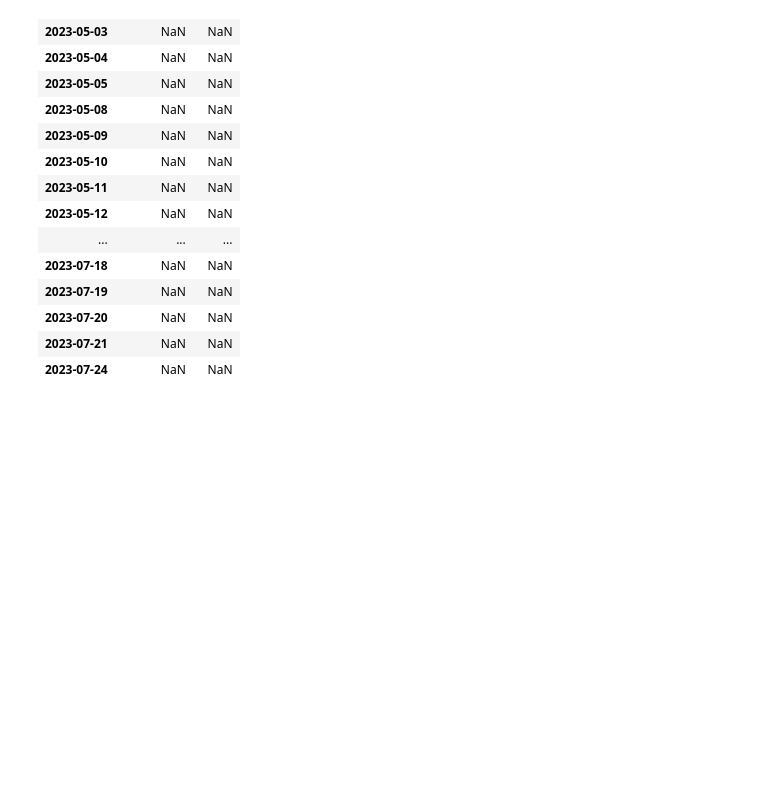
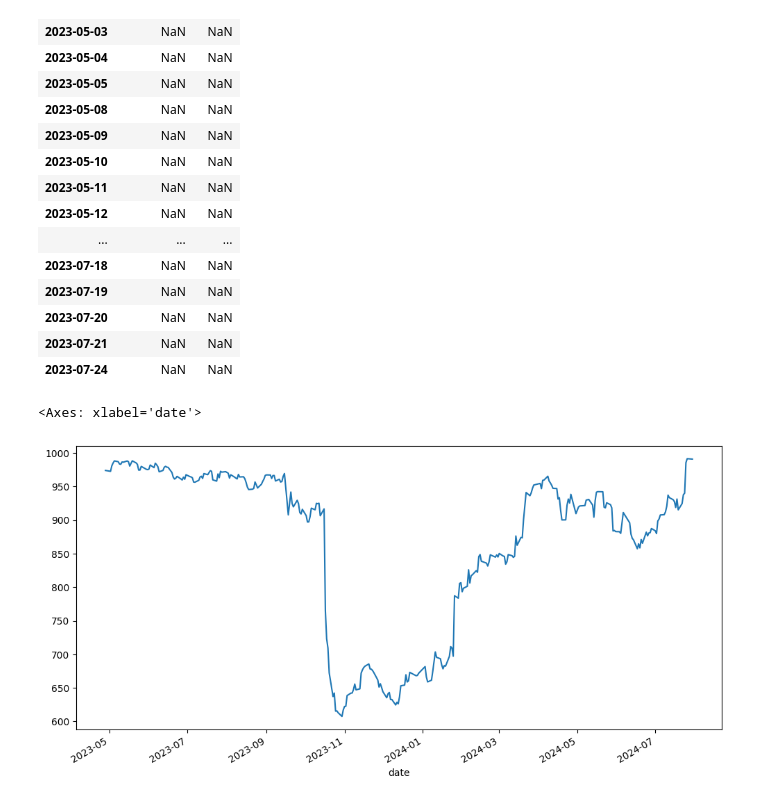
Before and after one commit to weiyuanoh/MH4518, a Jupyter notebook: WY/Model Notebooks/BlackSholes.ipynb, the cells around one changed output. Drawn from its saved outputs; the diff is of its cells as text; code cells hidden in the pictures; blank space fills up the shorter version.

```diff
--- a/WY/Model Notebooks/BlackSholes.ipynb
+++ b/WY/Model Notebooks/BlackSholes.ipynb
@@ -171,3 +171,11 @@ productprice = productprice[: pd.Timestamp('2023-07-24 00:00:00')]
 | 2023-07-24 | NaN | NaN |
 # %%
 ## try to adjust for dividend yield for each asset and see if the product price will be more consistent
+# %%
+productprice = pp.product_price()
+# %%
+n=fig, ax = plt.subplots(figsize=(12, 6))
+productprice.plot(ax =ax)
+# %% [output]
+<Axes: xlabel='date'>
+[figure, added]
```
Also changed, not shown: 5 other files.
